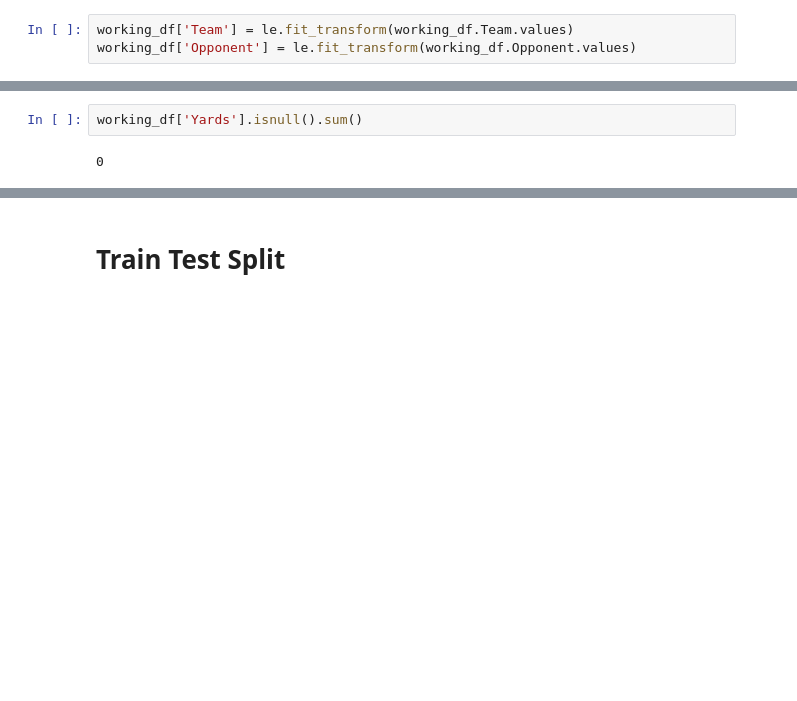
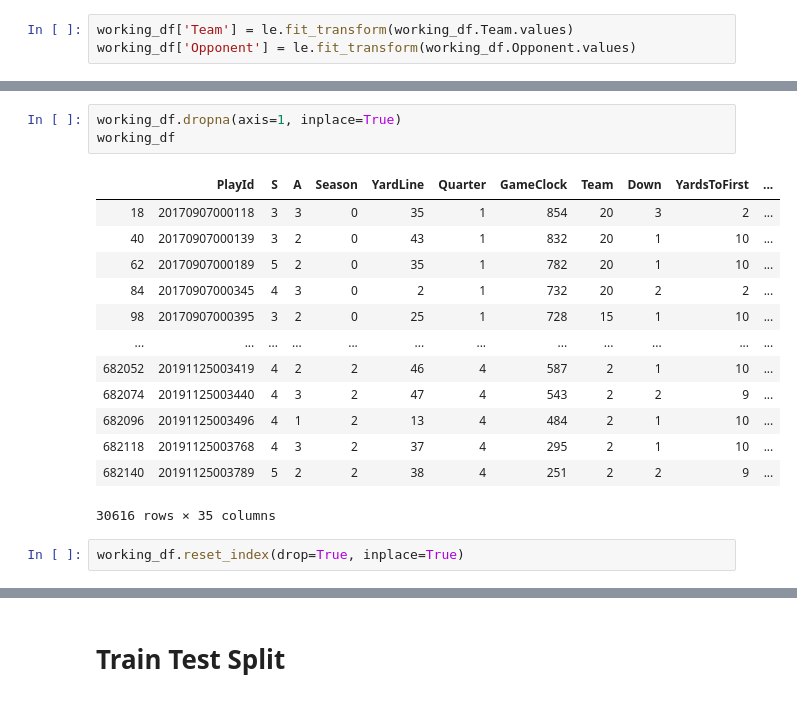
Before and after one commit to sydroth/cappy, a Jupyter notebook: data.ipynb, the cells around one changed output, grey strips where cells are left out. Cells and saved outputs as stored; diff of their text form; blank space fills up the shorter version.

```diff
--- a/data.ipynb
+++ b/data.ipynb
@@ -647,4 +687,19 @@ working_df
-# %%
-working_df['Yards'].isnull().sum()
-# %% [output]
-0
+# %%
+working_df.dropna(axis=1, inplace=True)
+working_df
+# %% [output]
+|  | PlayId | S | A | Season | YardLine | Quarter | GameClock | Team | Down | YardsToFirst | ... |
+| 18 | 20170907000118 | 3 | 3 | 0 | 35 | 1 | 854 | 20 | 3 | 2 | ... |
+| 40 | 20170907000139 | 3 | 2 | 0 | 43 | 1 | 832 | 20 | 1 | 10 | ... |
+| 62 | 20170907000189 | 5 | 2 | 0 | 35 | 1 | 782 | 20 | 1 | 10 | ... |
+| 84 | 20170907000345 | 4 | 3 | 0 | 2 | 1 | 732 | 20 | 2 | 2 | ... |
+| 98 | 20170907000395 | 3 | 2 | 0 | 25 | 1 | 728 | 15 | 1 | 10 | ... |
+| ... | ... | ... | ... | ... | ... | ... | ... | ... | ... | ... | ... |
+| 682052 | 20191125003419 | 4 | 2 | 2 | 46 | 4 | 587 | 2 | 1 | 10 | ... |
+| 682074 | 20191125003440 | 4 | 3 | 2 | 47 | 4 | 543 | 2 | 2 | 9 | ... |
+| 682096 | 20191125003496 | 4 | 1 | 2 | 13 | 4 | 484 | 2 | 1 | 10 | ... |
+| 682118 | 20191125003768 | 4 | 3 | 2 | 37 | 4 | 295 | 2 | 1 | 10 | ... |
+| 682140 | 20191125003789 | 5 | 2 | 2 | 38 | 4 | 251 | 2 | 2 | 9 | ... |
+30616 rows × 35 columns
+# %%
+working_df.reset_index(drop=True, inplace=True)
```
Also changed, not shown: parts of 61 cells of this notebook, 2 other files.
